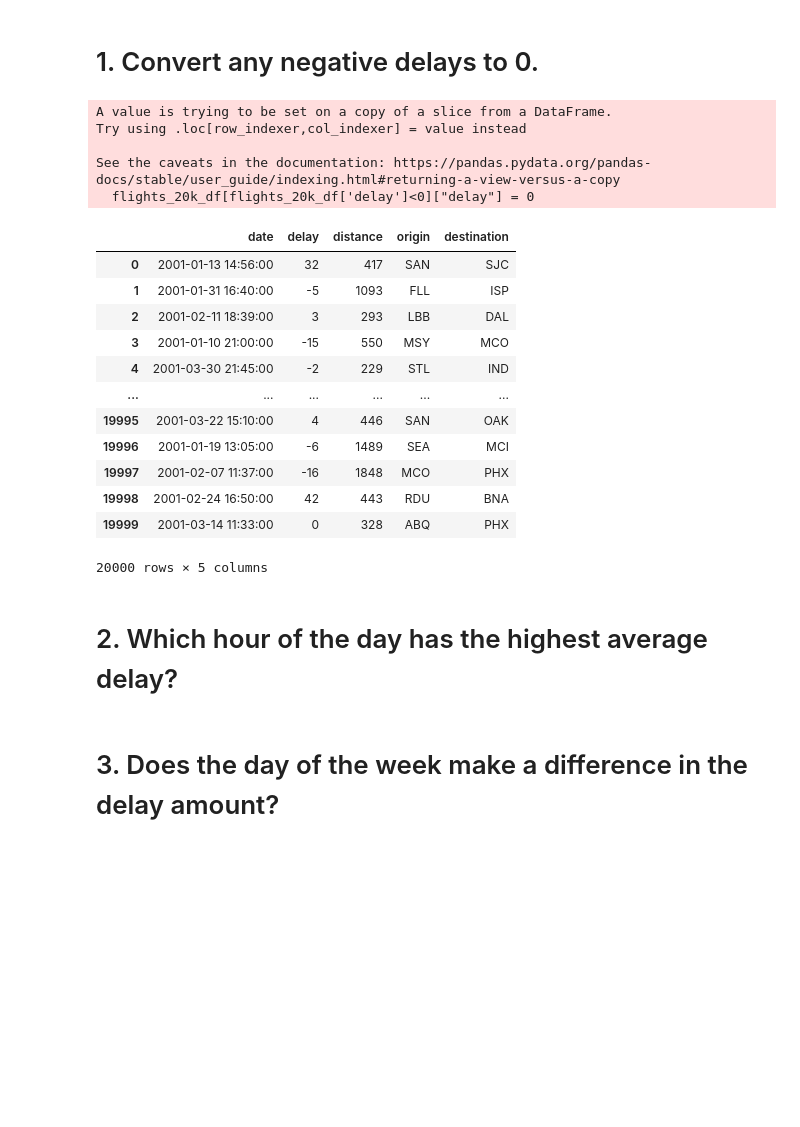
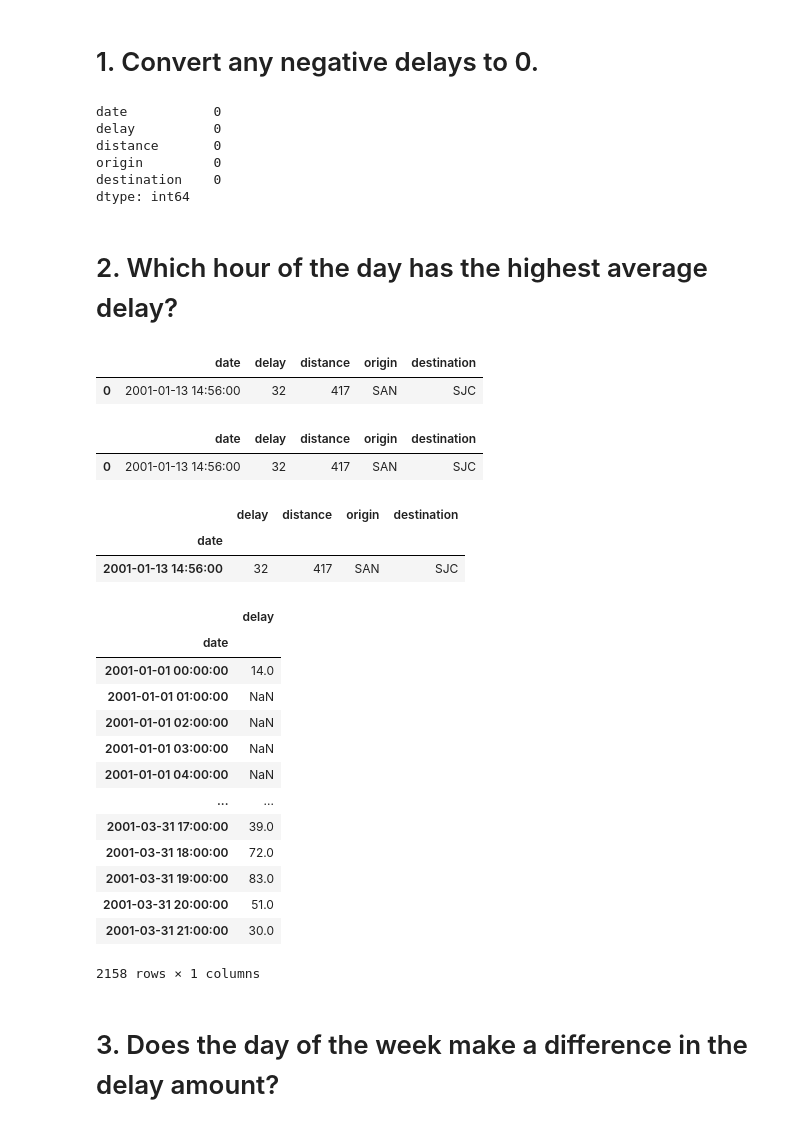
Before and after one commit to manuelparra1/time-series-exercises, a Jupyter notebook: vega_dataset.ipynb, the cells around one changed output. Drawn from its saved outputs; the diff is of its cells as text; code cells hidden in the pictures; blank space fills up the shorter version.

```diff
--- a/vega_dataset.ipynb
+++ b/vega_dataset.ipynb
@@ -357,31 +401,61 @@ flights_20k_df = data.flights_20k()
 # %% [markdown]
 # 1. Convert any negative delays to 0.
 # %%
-flights_20k_df[flights_20k_df['delay']<0]["delay"] = 0
+# change all negative numbers in 'delay' column
+flights_20k_df['delay']=np.where(flights_20k_df['delay']<0,0,flights_20k_df['delay'])
-# %% [output]
-A value is trying to be set on a copy of a slice from a DataFrame.
-Try using .loc[row_indexer,col_indexer] = value instead
-
-See the caveats in the documentation: https://pandas.pydata.org/pandas-docs/stable/user_guide/indexing.html#returning-a-view-versus-a-copy
-  flights_20k_df[flights_20k_df['delay']<0]["delay"] = 0
-# %%
-flights_20k_df
-# %% [output]
-|  | date | delay | distance | origin | destination |
-| 0 | 2001-01-13 14:56:00 | 32 | 417 | SAN | SJC |
-| 1 | 2001-01-31 16:40:00 | -5 | 1093 | FLL | ISP |
-| 2 | 2001-02-11 18:39:00 | 3 | 293 | LBB | DAL |
-| 3 | 2001-01-10 21:00:00 | -15 | 550 | MSY | MCO |
-| 4 | 2001-03-30 21:45:00 | -2 | 229 | STL | IND |
-| ... | ... | ... | ... | ... | ... |
-| 19995 | 2001-03-22 15:10:00 | 4 | 446 | SAN | OAK |
-| 19996 | 2001-01-19 13:05:00 | -6 | 1489 | SEA | MCI |
-| 19997 | 2001-02-07 11:37:00 | -16 | 1848 | MCO | PHX |
-| 19998 | 2001-02-24 16:50:00 | 42 | 443 | RDU | BNA |
-| 19999 | 2001-03-14 11:33:00 | 0 | 328 | ABQ | PHX |
-20000 rows × 5 columns
+# %%
+flights_20k_df.isnull().sum()
+# %% [output]
+date           0
+delay          0
+distance       0
+origin         0
+destination    0
+dtype: int64
 # %% [markdown]
 # 2. Which hour of the day has the highest average delay?
+# %%
+flights_20k_df.head(1)
+# %% [output]
+|  | date | delay | distance | origin | destination |
+| 0 | 2001-01-13 14:56:00 | 32 | 417 | SAN | SJC |
+# %%
+# Convert the date column to a datetime object
+flights_20k_df['date'] = pd.to_datetime(flights_20k_df['date'])
+# %%
+flights_20k_df.head(1)
+# %% [output]
+|  | date | delay | distance | origin | destination |
+| 0 | 2001-01-13 14:56:00 | 32 | 417 | SAN | SJC |
+# %%
+flights_20k_df = flights_20k_df.set_index('date')
+# %%
+flights_20k_df.head(1)
+# %% [output]
+|  | delay | distance | origin | destination |
+| date |  |  |  |  |
+| 2001-01-13 14:56:00 | 32 | 417 | SAN | SJC |
+# %%
+flights_20k_df_hours_max = flights_20k_df["delay"].resample('h').max()
+# %%
+flights_20k_df_hours_max = pd.DataFrame(flights_20k_df_hours_max)
+# %%
+flights_20k_df_hours_max
+# %% [output]
+|  | delay |
+| date |  |
+| 2001-01-01 00:00:00 | 14.0 |
+| 2001-01-01 01:00:00 | NaN |
+| 2001-01-01 02:00:00 | NaN |
+| 2001-01-01 03:00:00 | NaN |
+| 2001-01-01 04:00:00 | NaN |
+| ... | ... |
+| 2001-03-31 17:00:00 | 39.0 |
+| 2001-03-31 18:00:00 | 72.0 |
+| 2001-03-31 19:00:00 | 83.0 |
+| 2001-03-31 20:00:00 | 51.0 |
+| 2001-03-31 21:00:00 | 30.0 |
+2158 rows × 1 columns
 # %% [markdown]
 # 3. Does the day of the week make a difference in the delay amount?
 # %% [markdown]
```
Also changed, not shown: parts of 110 cells of this notebook.
